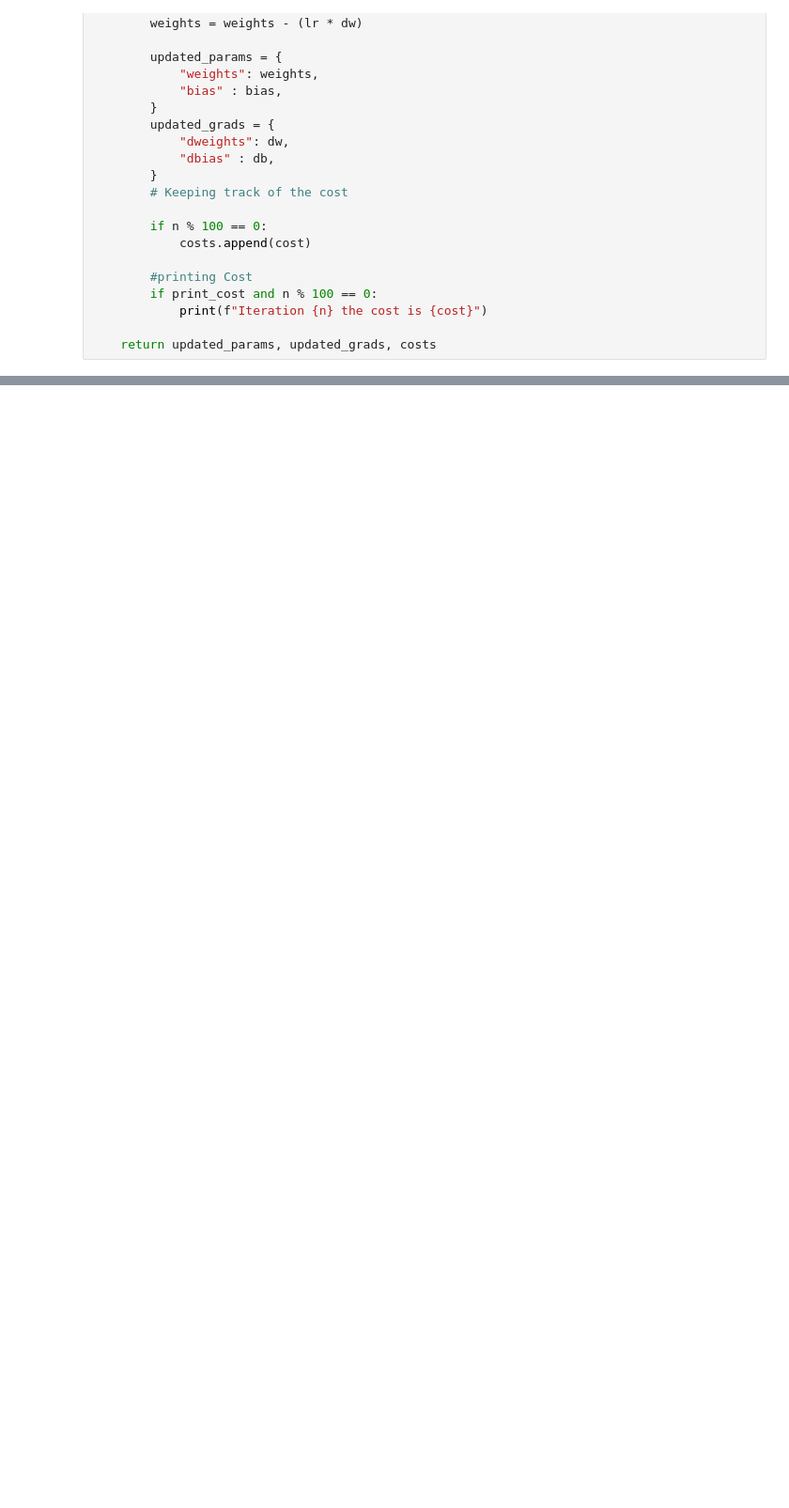
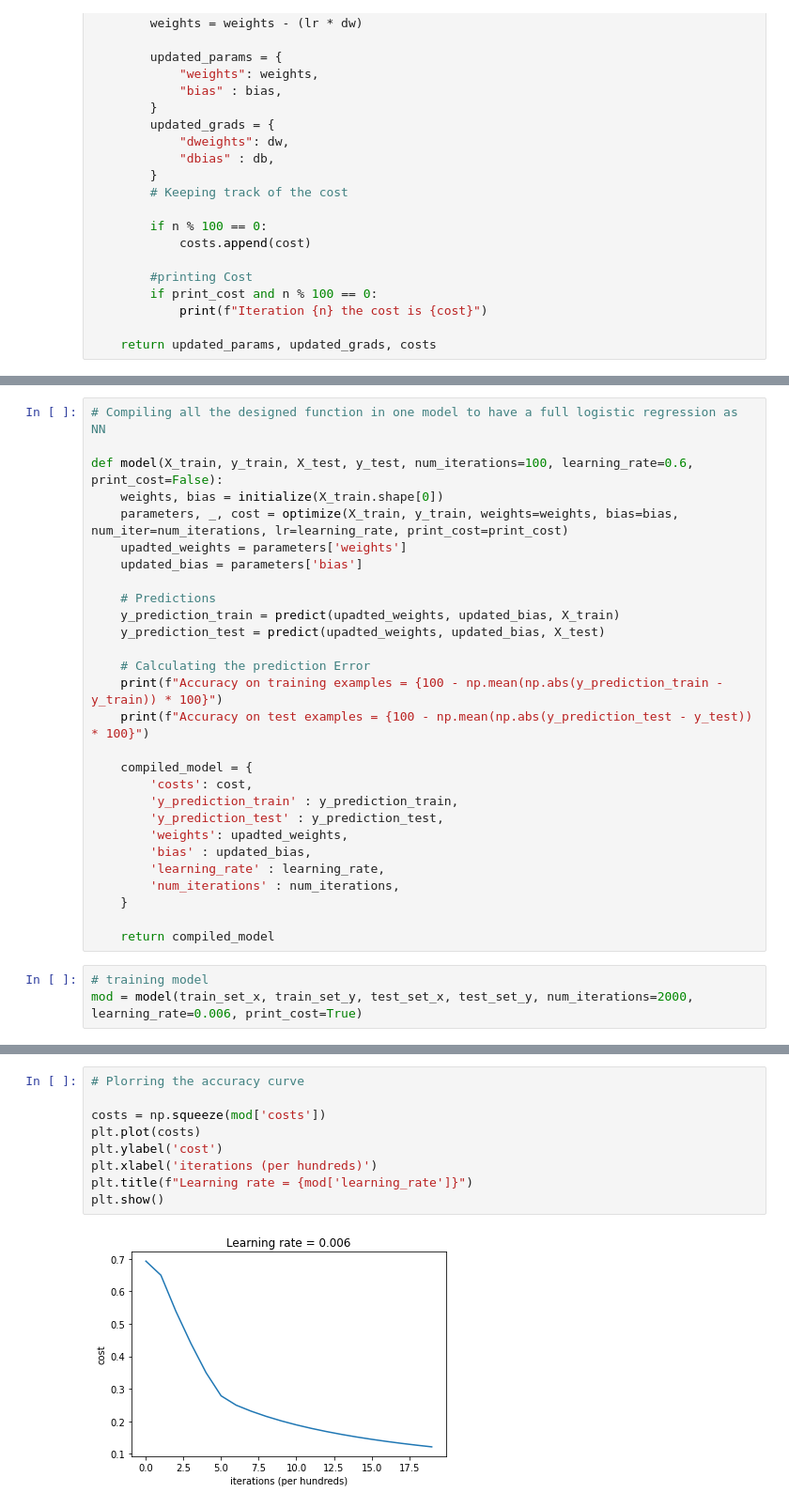
Before and after one commit to hirwa-nshuti/UnderstandNN, a Jupyter notebook: Log_regression_from_Deeplearning.ipynb, the cells around one changed output, grey strips where cells are left out. Shown: that part at 94% size. Cells and saved outputs as stored; diff of their text form; blank space fills up the shorter version.

Commit message:
Added The model predictions and Accuracies

```diff
--- a/Log_regression_from_Deeplearning.ipynb
+++ b/Log_regression_from_Deeplearning.ipynb
@@ -157,0 +181,31 @@ def optimize(X, y, weights, bias, num_iter, lr, print_cost=False):
+# %%
+# Compiling all the designed function in one model to have a full logistic regression as NN
+
+def model(X_train, y_train, X_test, y_test, num_iterations=100, learning_rate=0.6, print_cost=False):
+    weights, bias = initialize(X_train.shape[0])
+    parameters, _, cost = optimize(X_train, y_train, weights=weights, bias=bias, num_iter=num_iterations, lr=learning_rate, print_cost=print_cost)
+    upadted_weights = parameters['weights']
+    updated_bias = parameters['bias']
+
+    # Predictions
+    y_prediction_train = predict(upadted_weights, updated_bias, X_train)
+    y_prediction_test = predict(upadted_weights, updated_bias, X_test)
+
+    # Calculating the prediction Error
+    print(f"Accuracy on training examples = {100 - np.mean(np.abs(y_prediction_train - y_train)) * 100}")
+    print(f"Accuracy on test examples = {100 - np.mean(np.abs(y_prediction_test - y_test)) * 100}")
+
+    compiled_model = {
+        'costs': cost,
+        'y_prediction_train' : y_prediction_train,
+        'y_prediction_test' : y_prediction_test,
+        'weights': upadted_weights,
+        'bias' : updated_bias,
+        'learning_rate' : learning_rate,
+        'num_iterations' : num_iterations,
+    }
+
+    return compiled_model
+# %%
+# training model
+mod = model(train_set_x, train_set_y, test_set_x, test_set_y, num_iterations=2000, learning_rate=0.006, print_cost=True)
@@ -157,0 +230,11 @@ def optimize(X, y, weights, bias, num_iter, lr, print_cost=False):
+# %%
+# Plorring the accuracy curve
+
+costs = np.squeeze(mod['costs'])
+plt.plot(costs)
+plt.ylabel('cost')
+plt.xlabel('iterations (per hundreds)')
+plt.title(f"Learning rate = {mod['learning_rate']}")
+plt.show()
+# %% [output]
+[figure, added]
```
Also changed, not shown: parts of 5 cells of this notebook.
